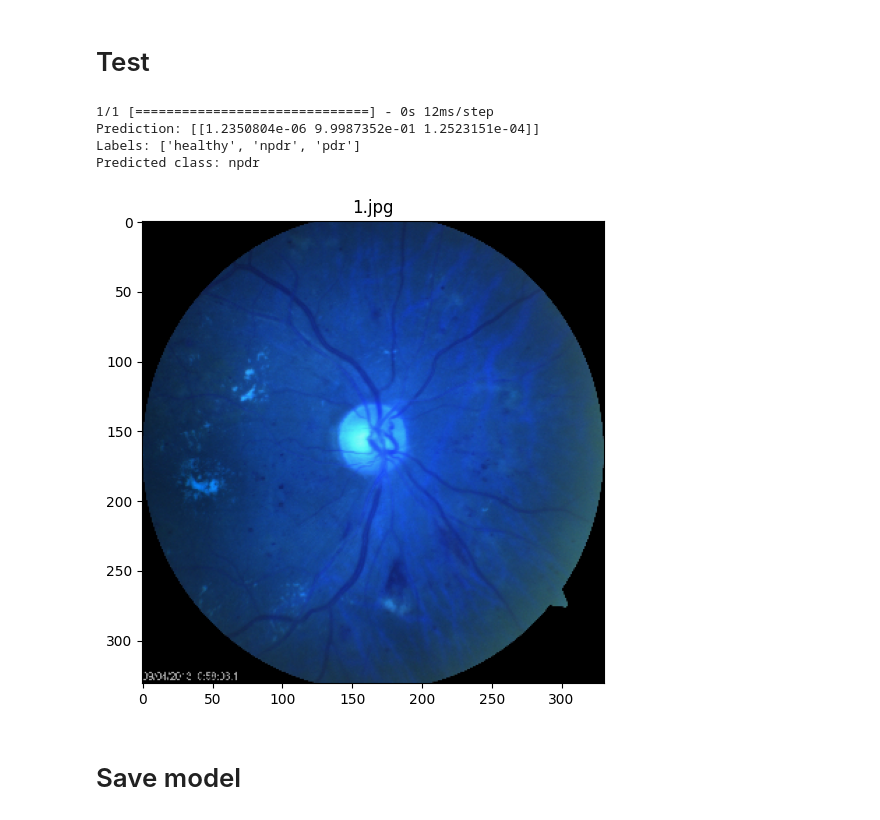
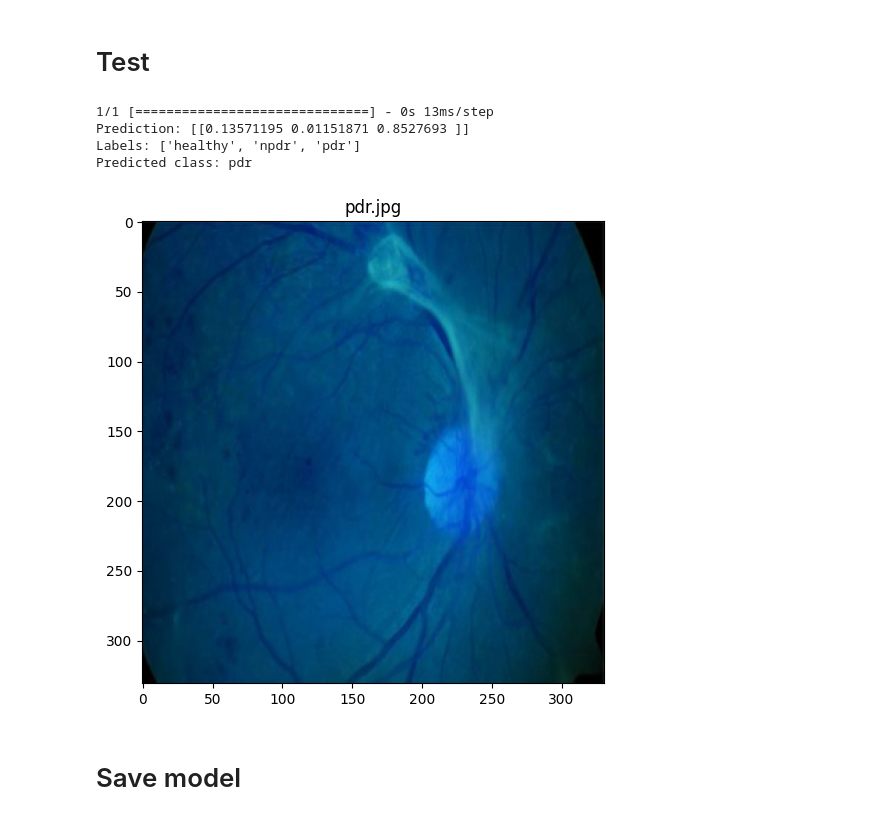
Before and after one commit to yiyangjessieyu/Deep-Learning-Image-Classifier, a Jupyter notebook: create_model.ipynb, the cells around one changed output. Drawn from its saved outputs; the diff is of its cells as text; code cells hidden in the pictures.

```diff
--- a/create_model.ipynb
+++ b/create_model.ipynb
@@ -371,35 +371,35 @@ Loss:  0.23867817223072052
 # %%
 # Testing
 
 # test_img_path = os.path.join(test_path, "healthy/105.jpg")
-test_img_path = os.path.join("1.jpg")
+test_img_path = os.path.join("pdr.jpg")
 img = cv2.imread(test_img_path)
 resized_img = cv2.resize(img, (331, 331)).reshape(-1, 331, 331, 3)/255
 
 plt.figure(figsize=(6,6))
 plt.title(test_img_path)
 plt.imshow(resized_img[0])
 
 
 img = tf.keras.preprocessing.image.load_img(test_img_path)
 img = tf.keras.preprocessing.image.img_to_array(img)
 img = tf.keras.preprocessing.image.smart_resize(img, (331, 331))
 img = tf.reshape(img, (-1, 331, 331, 3))
 prediction = model.predict(img/255)
 
 print("Prediction:", prediction)
 
 # Get the index of the class with the highest probability
 predicted_class_index = np.argmax(prediction)
 
 print("Labels:", possible_labels)
 print("Predicted class:", possible_labels[predicted_class_index])
 # %% [output]
-1/1 [==============================] - 0s 12ms/step
-Prediction: [[1.2350804e-06 9.9987352e-01 1.2523151e-04]]
+1/1 [==============================] - 0s 13ms/step
+Prediction: [[0.13571195 0.01151871 0.8527693 ]]
 Labels: ['healthy', 'npdr', 'pdr']
-Predicted class: npdr
+Predicted class: pdr
-[figure, old version]
+[figure, new version]
 # %% [markdown]
 # Save model
 # %%
```
Also changed, not shown: 5 other files.
